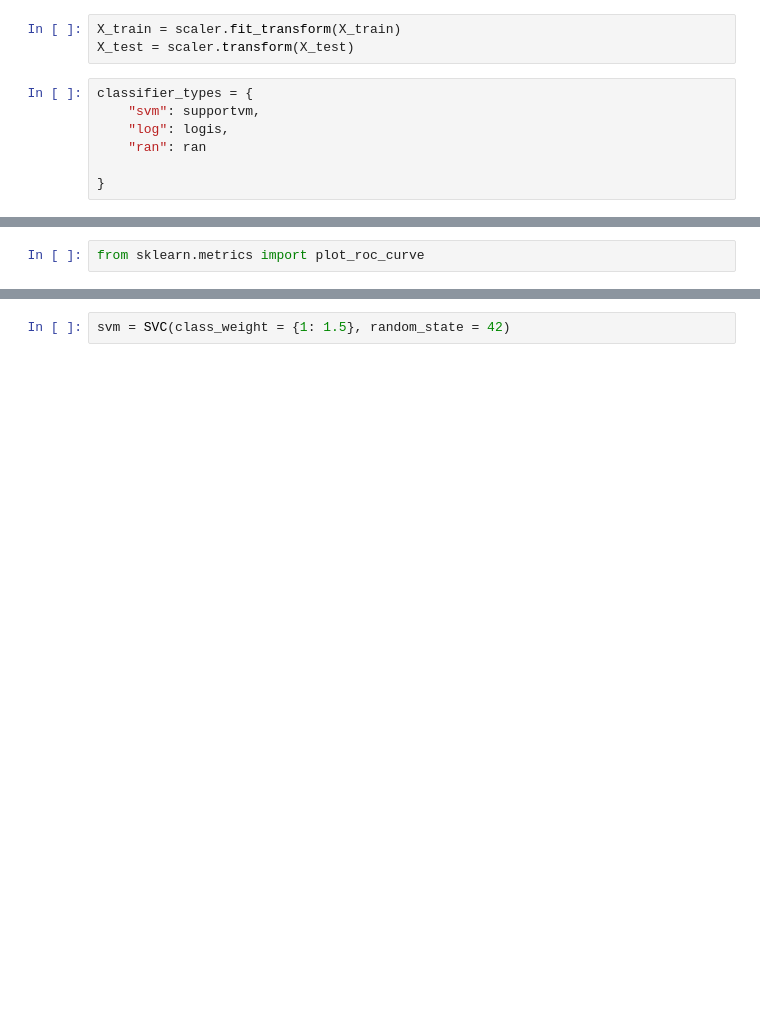
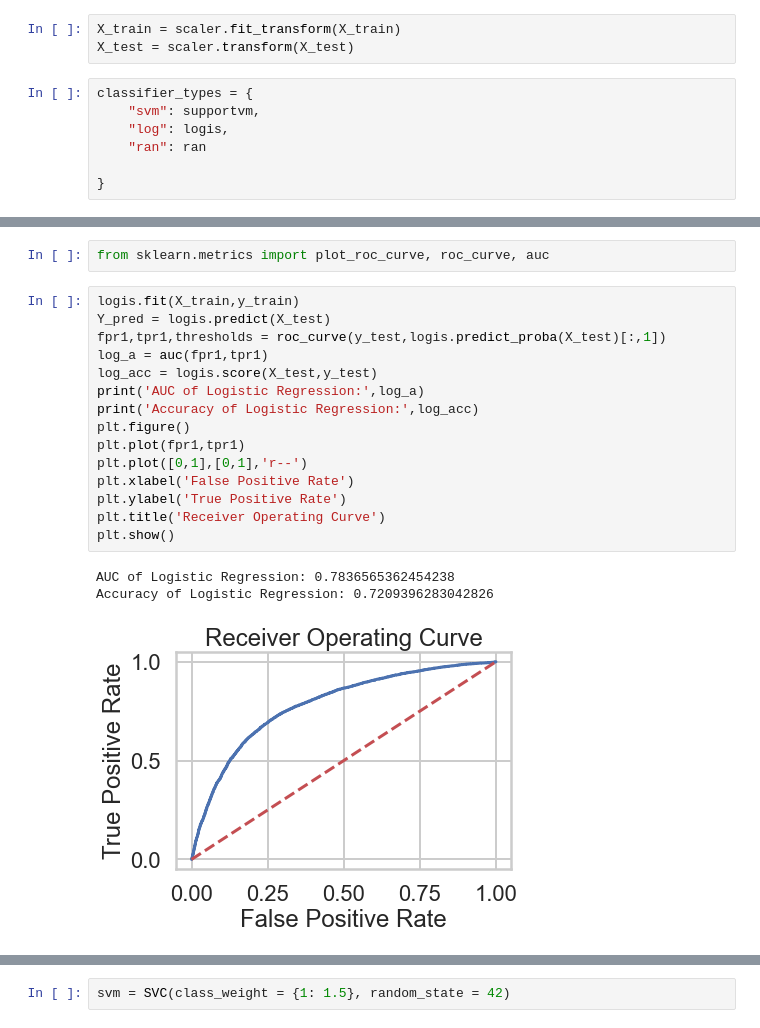
Before and after one commit to curlylady321/Final_Project_CardioVascular-Disease, a Jupyter notebook: Cardio_data_analysis.ipynb, the cells around one changed output, grey strips where cells are left out. Cells and saved outputs as stored; diff of their text form; blank space fills up the shorter version.

```diff
--- a/Cardio_data_analysis.ipynb
+++ b/Cardio_data_analysis.ipynb
@@ -270,5 +271,24 @@ results.sort_values(by= ['F1_Score', 'False_Neg'], ascending= False)
 # %%
-from sklearn.metrics import plot_roc_curve
+from sklearn.metrics import plot_roc_curve, roc_curve, auc
+# %%
+logis.fit(X_train,y_train)
+Y_pred = logis.predict(X_test)
+fpr1,tpr1,thresholds = roc_curve(y_test,logis.predict_proba(X_test)[:,1])
+log_a = auc(fpr1,tpr1)
+log_acc = logis.score(X_test,y_test)
+print('AUC of Logistic Regression:',log_a)
+print('Accuracy of Logistic Regression:',log_acc)
+plt.figure()
+plt.plot(fpr1,tpr1)
+plt.plot([0,1],[0,1],'r--')
+plt.xlabel('False Positive Rate')
+plt.ylabel('True Positive Rate')
+plt.title('Receiver Operating Curve')
+plt.show()
+# %% [output]
+AUC of Logistic Regression: 0.7836565362454238
+Accuracy of Logistic Regression: 0.7209396283042826
+[figure, added]
 # %%
 svm_disp = plot_roc_curve(supportvm, X_test, y_test)
 ax = plt.gca()
```
Also changed, not shown: parts of 7 cells of this notebook.
